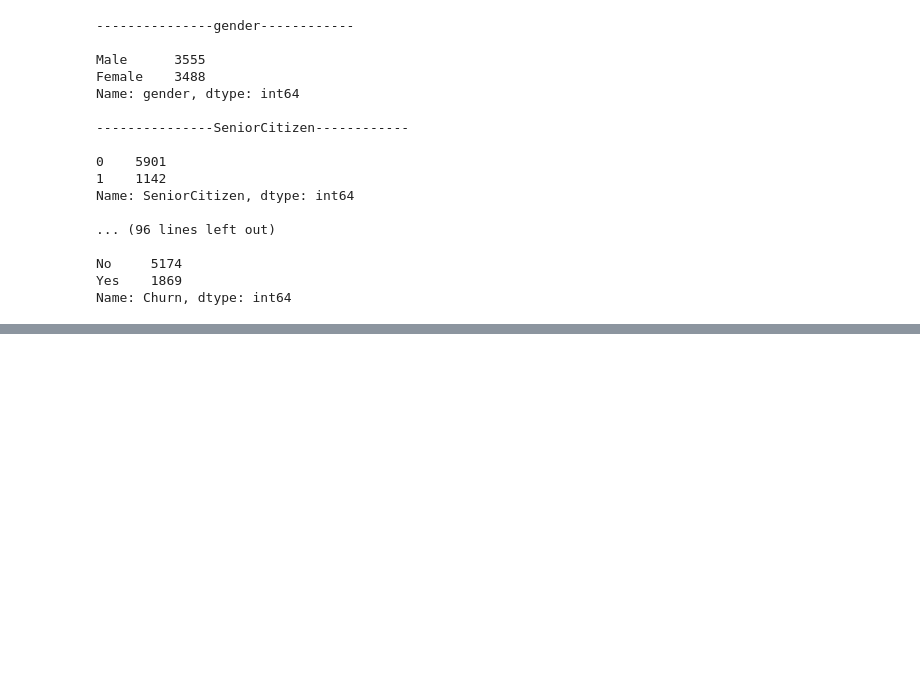
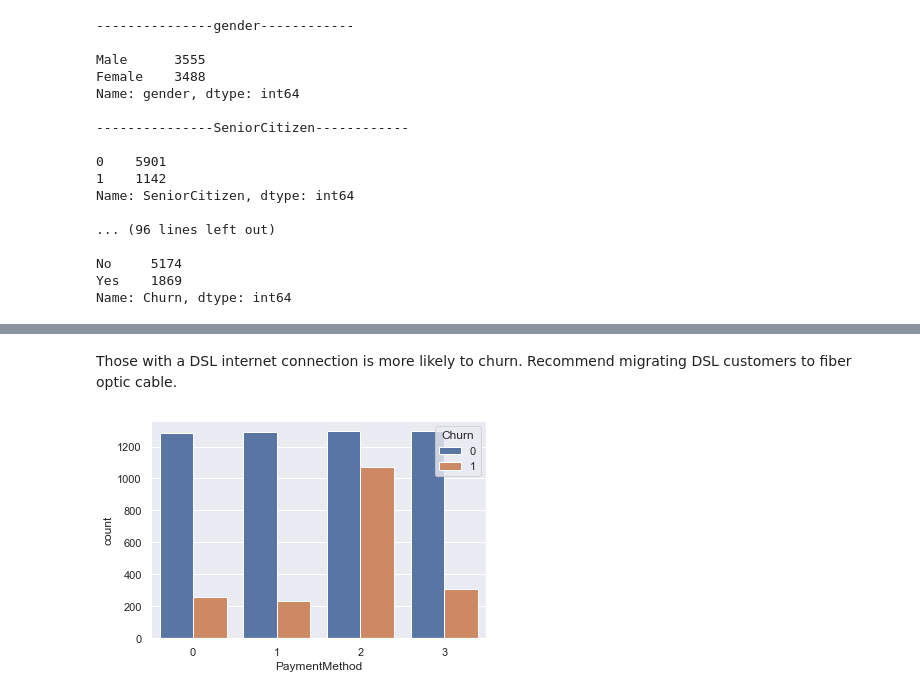
Before and after one commit to vishnudas-raveendran/PGP-AIML, a Jupyter notebook: Ensemble/Project/EST_Project_Telecom_Churn.ipynb, the cells around one changed output, grey strips where cells are left out. Saved outputs shown, nothing was run; the diff lists cells and outputs as text; code cells hidden in the pictures; blank space fills up the shorter version.

```diff
--- a/Ensemble/Project/EST_Project_Telecom_Churn.ipynb
+++ b/Ensemble/Project/EST_Project_Telecom_Churn.ipynb
@@ -144,0 +265,6 @@ Name: Churn, dtype: int64
+# %% [markdown]
+Those with a DSL internet connection is more likely to churn. Recommend migrating DSL customers to fiber optic cable.
+# %%
+sns.countplot(x="PaymentMethod", hue="Churn", data=churnData);
+# %% [output]
+[figure, added]
```
Also changed, not shown: parts of 55 cells of this notebook, 2 other files.
